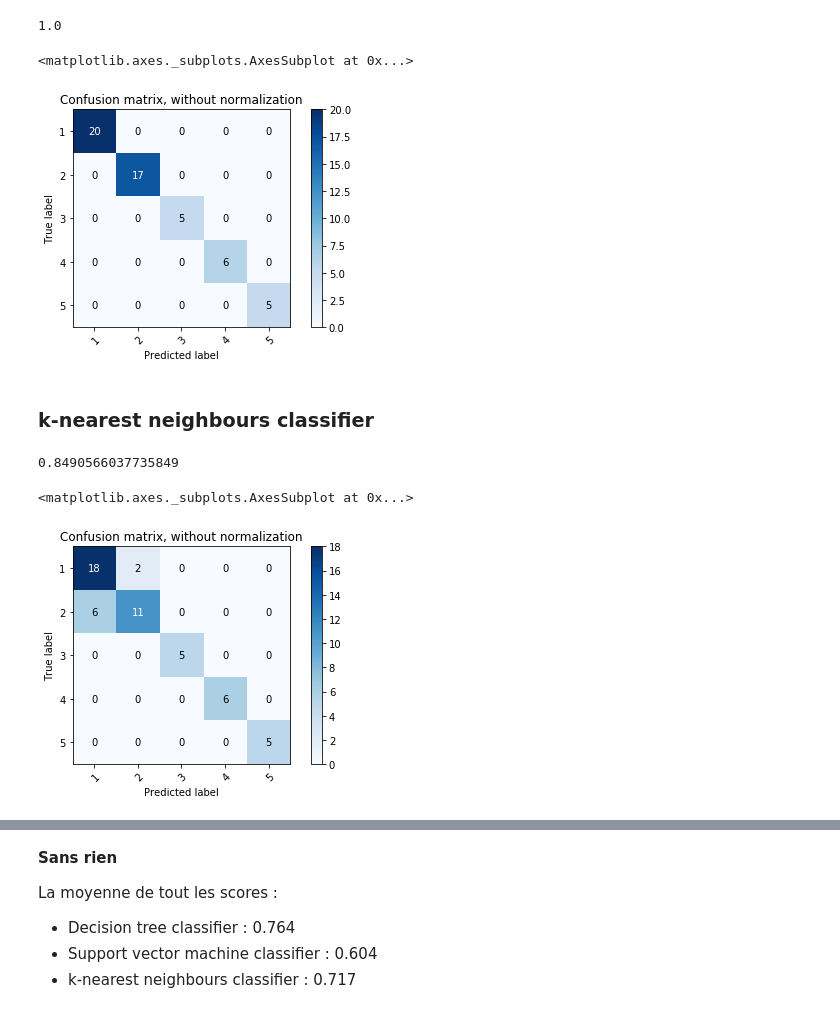
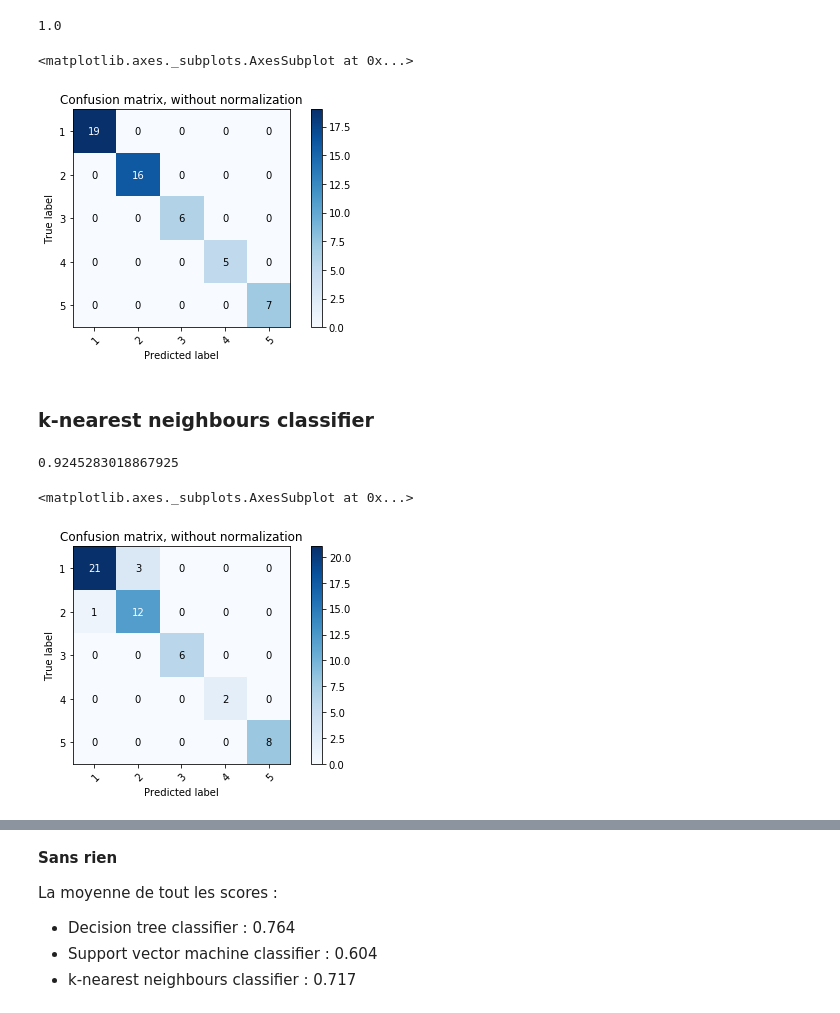
Before and after one commit to Nortalle/BBC_projet, a Jupyter notebook: NCI_60_notebook.ipynb, the cells around one changed output, grey strips where cells are left out. Saved outputs shown, nothing was run; the diff lists cells and outputs as text; code cells hidden in the pictures.

```diff
--- a/projet_NCI_60.ipynb
+++ b/NCI_60_notebook.ipynb
@@ -512,21 +512,25 @@ X_filtered = filtered(X, sample_1 )
 # %%
-X_train, X_test, y_train, y_test = train_test_split(
-    np.array(X_filtered),
+def split(X, y):
+    """X_train, X_test, y_train, y_test"""
+    return train_test_split(
+    np.array(X),
     np.array(y),
-    test_size=0.3,
-    random_state=0,
+    test_size=0.3
 )
 # %%
 iteration_n = 20
 # %% [markdown]
 ### Decision tree classifier
 # %%
-best_score = np.Infinity
+best_score = 0
 best_predict = None
+best_test = []
 
 scores_dtc = []
 
 for i in range(iteration_n):
+
+    X_train, X_test, y_train, y_test = split(X_filtered, y)
 
     clf = tree.DecisionTreeClassifier()
 
@@ -536,9 +540,10 @@ for i in range(iteration_n):
 
     scores_dtc.append(current_score)
 
-    if(current_score < best_score):
+    if(current_score > best_score):
         best_score = current_score
         best_predict = y_predict
+        best_test = y_test
 
 best_score
 # %% [output]
@@ -551,13 +556,15 @@ plot_confusion_matrix(y_test, best_predict, class_names)
 # %% [markdown]
 ### Support vector machine classifier
 # %%
-best_score = np.Infinity
+best_score = 0
 best_predict = None
-best_feature_importance = []
+best_test = []
 
 scores_svc = []
 
 for i in range(iteration_n):
+
+    X_train, X_test, y_train, y_test = split(X_filtered, y)
 
     clf = svm.SVC(gamma='scale')
 
@@ -567,27 +574,31 @@ for i in range(iteration_n):
 
     scores_svc.append(current_score)
 
-    if(current_score < best_score):
+    if(current_score > best_score):
         best_score = current_score
         best_predict = y_predict
+        best_test = y_test
 
 best_score
 # %% [output]
 1.0
 # %%
-plot_confusion_matrix(y_test, best_predict, class_names)
+plot_confusion_matrix(best_test, best_predict, class_names)
 # %% [output]
 <matplotlib.axes._subplots.AxesSubplot at 0x...>
-[figure, old version]
+[figure, new version]
 # %% [markdown]
 ### k-nearest neighbours classifier
 # %%
-best_score = np.Infinity
+best_score = 0
 best_predict = None
+best_test = []
 
 scores_knn = []
 
 for i in range(iteration_n):
+
+    X_train, X_test, y_train, y_test = split(X_filtered, y)
 
     clf = KNeighborsClassifier(n_neighbors=3)
 
@@ -597,18 +608,19 @@ for i in range(iteration_n):
 
     scores_knn.append(current_score)
 
-    if(current_score < best_score):
+    if(current_score > best_score):
         best_score = current_score
         best_predict = y_predict
+        best_test = y_test
 
 best_score
 # %% [output]
-0.8490566037735849
+0.9245283018867925
 # %%
-plot_confusion_matrix(y_test, best_predict, class_names)
+plot_confusion_matrix(best_test, best_predict, class_names)
 # %% [output]
 <matplotlib.axes._subplots.AxesSubplot at 0x...>
-[figure, old version]
+[figure, new version]
 # %%
 print("La moyenne de tout les scores :")
 print("+ Decision tree classifier : {:.3f}".format(np.mean(scores_dtc)))
```
Also changed, not shown: parts of 6 cells of this notebook, 5 other files.
